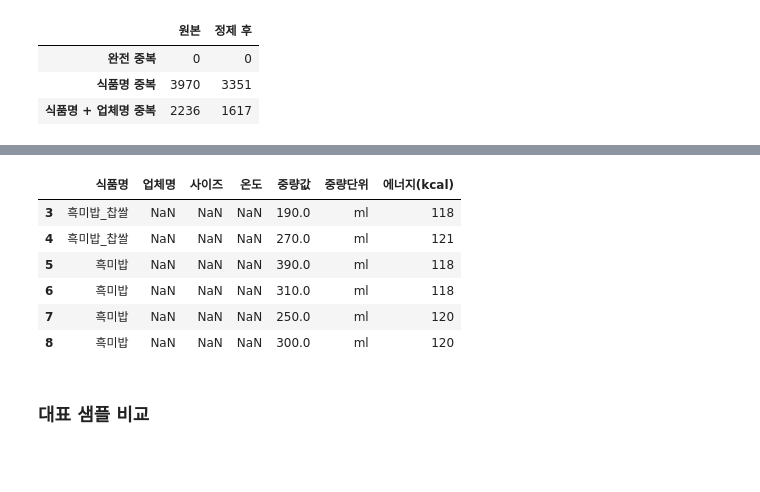
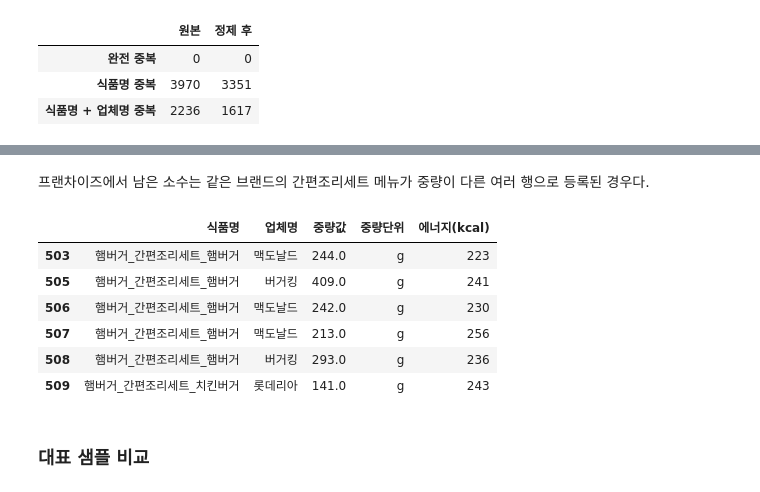
Before and after one commit to JeongHyck06/Menu-recommend-algorithmn, a Jupyter notebook: notebooks/02_preprocessing.ipynb, the cells around one changed output, grey strips where cells are left out. Drawn from its saved outputs; the diff is of its cells as text; code cells hidden in the pictures; blank space fills up the shorter version.

```diff
--- a/notebooks/02_preprocessing.ipynb
+++ b/notebooks/02_preprocessing.ipynb
@@ -83,3 +84,18 @@ Name: count, dtype: int64
 피자, 버거, 햄버거, 샌드위치, 핫도그, 토스트는 식사로 분류한다. 케이크, 도넛, 와플 등은 디저트로 둔다.
 
 반찬은 단독 메뉴로 추천하기 어렵고 급식 데이터 성격이 강해 1차 대상에서 제외하되, 그룹 라벨을 남겨 나중에 활용할 수 있게 한다.
+# %%
+work = raw.copy()
+work["프랜차이즈여부"] = work["업체명"] != fd.NOT_APPLICABLE
+
+# 대분류만으로 나눈 1차 분류 (보완 전 기준, 비교용)
+category = work["식품대분류명"]
+category_group = pd.Series(fd.MENU_GROUP_OTHER, index=work.index, dtype="object")
+category_group[category.isin(fd.MEAL_CATEGORIES)] = fd.MENU_GROUP_MEAL
+category_group[category.isin(fd.SIDE_DISH_CATEGORIES)] = fd.MENU_GROUP_SIDE
+category_group[category.isin(fd.DESSERT_CATEGORIES)] = fd.MENU_GROUP_DESSERT
+category_group[category.isin(fd.BEVERAGE_CATEGORIES)] = fd.MENU_GROUP_BEVERAGE
+category_group[(category == "빵 및 과자류") & work["대표식품명"].isin(fd.MEAL_BREAD_REPRESENTATIVES)] = fd.MENU_GROUP_MEAL
+work["메뉴그룹_대분류기준"] = category_group
+
+work["메뉴그룹_대분류기준"].value_counts()
@@ -568,14 +733,15 @@ pd.DataFrame({
+# %% [markdown]
+프랜차이즈에서 남은 소수는 같은 브랜드의 간편조리세트 메뉴가 중량이 다른 여러 행으로 등록된 경우다.
 # %%
-dup_name_company = clean[clean.duplicated(["식품명", "업체명"], keep=False)]
-dup_name_company[["식품명", "업체명", "사이즈", "온도", "중량값", "중량단위", "에너지(kcal)"]].head(6)
+dup_name_company.loc[dup_name_company["프랜차이즈여부"], ["식품명", "업체명", "중량값", "중량단위", "에너지(kcal)"]].head(6)
 # %% [output]
-|  | 식품명 | 업체명 | 사이즈 | 온도 | 중량값 | 중량단위 | 에너지(kcal) |
-| 3 | 흑미밥_찹쌀 | NaN | NaN | NaN | 190.0 | ml | 118 |
-| 4 | 흑미밥_찹쌀 | NaN | NaN | NaN | 270.0 | ml | 121 |
-| 5 | 흑미밥 | NaN | NaN | NaN | 390.0 | ml | 118 |
-| 6 | 흑미밥 | NaN | NaN | NaN | 310.0 | ml | 118 |
-| 7 | 흑미밥 | NaN | NaN | NaN | 250.0 | ml | 120 |
-| 8 | 흑미밥 | NaN | NaN | NaN | 300.0 | ml | 120 |
+|  | 식품명 | 업체명 | 중량값 | 중량단위 | 에너지(kcal) |
+| 503 | 햄버거_간편조리세트_햄버거 | 맥도날드 | 244.0 | g | 223 |
+| 505 | 햄버거_간편조리세트_햄버거 | 버거킹 | 409.0 | g | 241 |
+| 506 | 햄버거_간편조리세트_햄버거 | 맥도날드 | 242.0 | g | 230 |
+| 507 | 햄버거_간편조리세트_햄버거 | 맥도날드 | 213.0 | g | 256 |
+| 508 | 햄버거_간편조리세트_햄버거 | 버거킹 | 293.0 | g | 236 |
+| 509 | 햄버거_간편조리세트_치킨버거 | 롯데리아 | 141.0 | g | 243 |
 # %% [markdown]
 ### 대표 샘플 비교
 # %%
```
Also changed, not shown: parts of 41 cells of this notebook, 1 other file.
